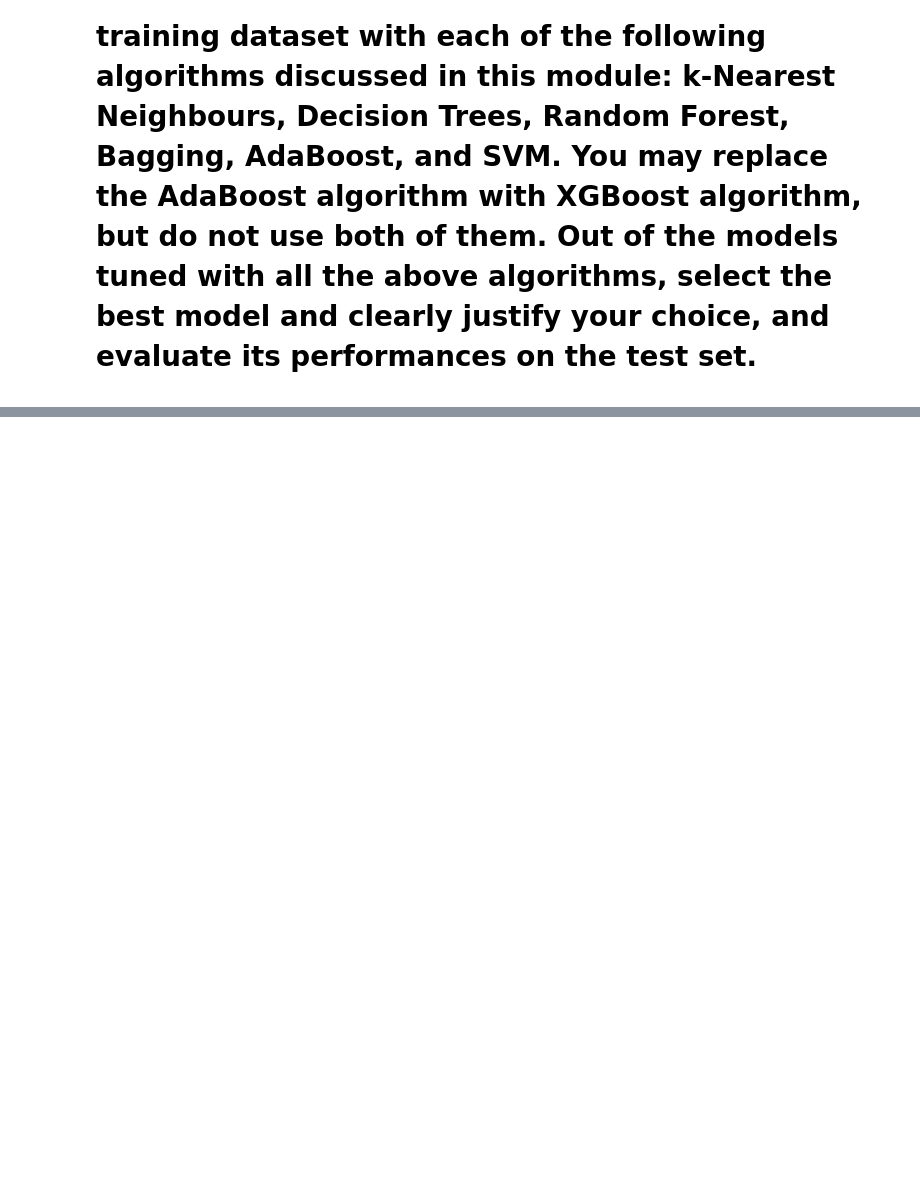
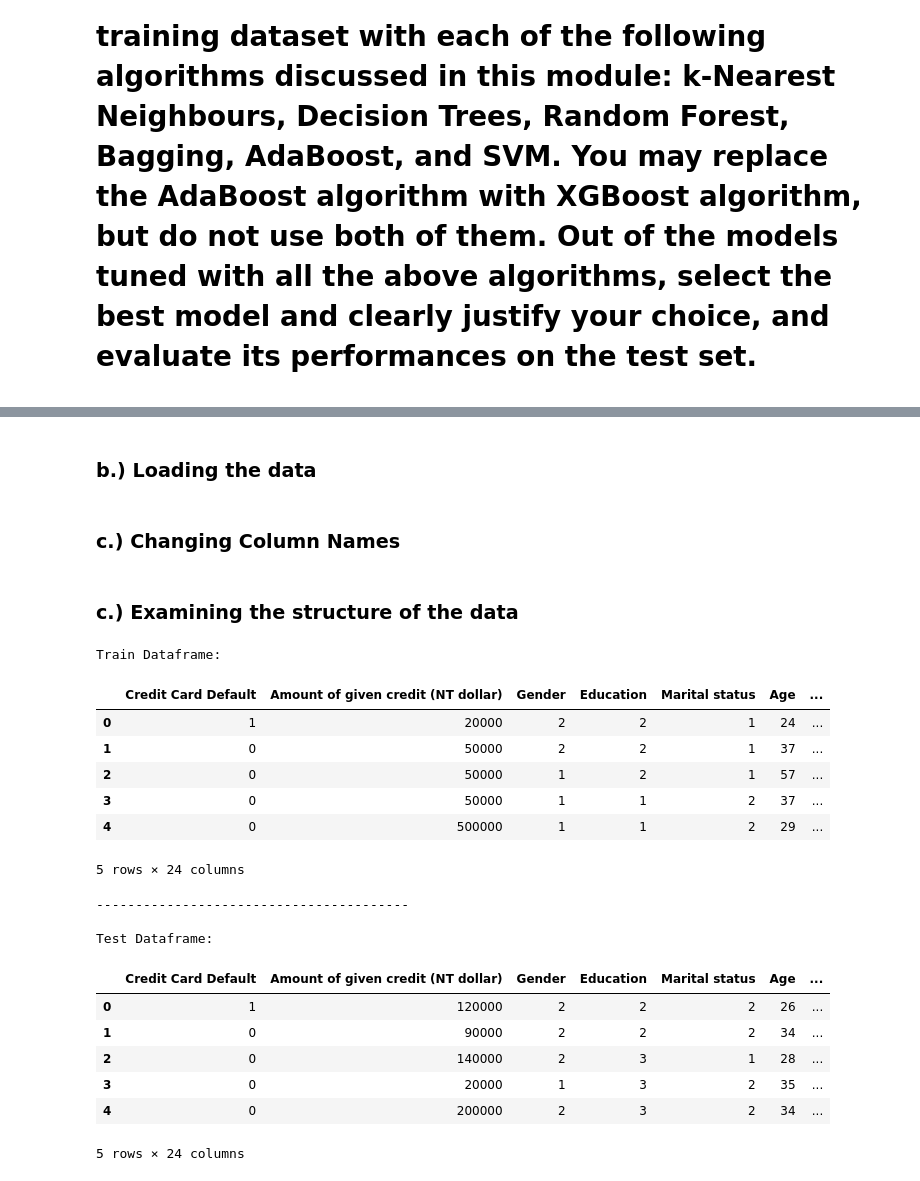
Before and after one commit to rmara001/Data-Mining-Assignment, a Jupyter notebook: Part2.ipynb, the cells around one changed output, grey strips where cells are left out. Cells and saved outputs as stored; diff of their text form; code cells hidden in the pictures; blank space fills up the shorter version.

```diff
--- a/Part2.ipynb
+++ b/Part2.ipynb
@@ -26,0 +46,2 @@ Using Python and any relevant libraries, you are required to build the best pred
+# %% [markdown]
+### **b.)** Loading the data
@@ -26,0 +52,2 @@ Using Python and any relevant libraries, you are required to build the best pred
+# %% [markdown]
+### **c.)** Changing Column Names
@@ -26,0 +97,32 @@ Using Python and any relevant libraries, you are required to build the best pred
+# %% [markdown]
+### **c.)** Examining the structure of the data
+# %%
+# Display the first 5 rows of the train dataframe for the credit default dataset
+print("Train Dataframe:")
+display(creditdefault_train_df.head())
+
+# Print a line break with a separator for clarity
+print("\n" + "-"*40 + "\n")
+
+# Display the first 5 rows of the test dataframe for the credit default dataset
+print("Test Dataframe:")
+display(creditdefault_test_df.head())
+# %% [output]
+Train Dataframe:
+|  | Credit Card Default | Amount of given credit (NT dollar) | Gender | Education | Marital status | Age | ... |
+| 0 | 1 | 20000 | 2 | 2 | 1 | 24 | ... |
+| 1 | 0 | 50000 | 2 | 2 | 1 | 37 | ... |
+| 2 | 0 | 50000 | 1 | 2 | 1 | 57 | ... |
+| 3 | 0 | 50000 | 1 | 1 | 2 | 37 | ... |
+| 4 | 0 | 500000 | 1 | 1 | 2 | 29 | ... |
+5 rows × 24 columns
+----------------------------------------
+
+Test Dataframe:
+|  | Credit Card Default | Amount of given credit (NT dollar) | Gender | Education | Marital status | Age | ... |
+| 0 | 1 | 120000 | 2 | 2 | 2 | 26 | ... |
+| 1 | 0 | 90000 | 2 | 2 | 2 | 34 | ... |
+| 2 | 0 | 140000 | 2 | 3 | 1 | 28 | ... |
+| 3 | 0 | 20000 | 1 | 3 | 2 | 35 | ... |
+| 4 | 0 | 200000 | 2 | 3 | 2 | 34 | ... |
+5 rows × 24 columns
```
Also changed, not shown: parts of 10 cells of this notebook.
